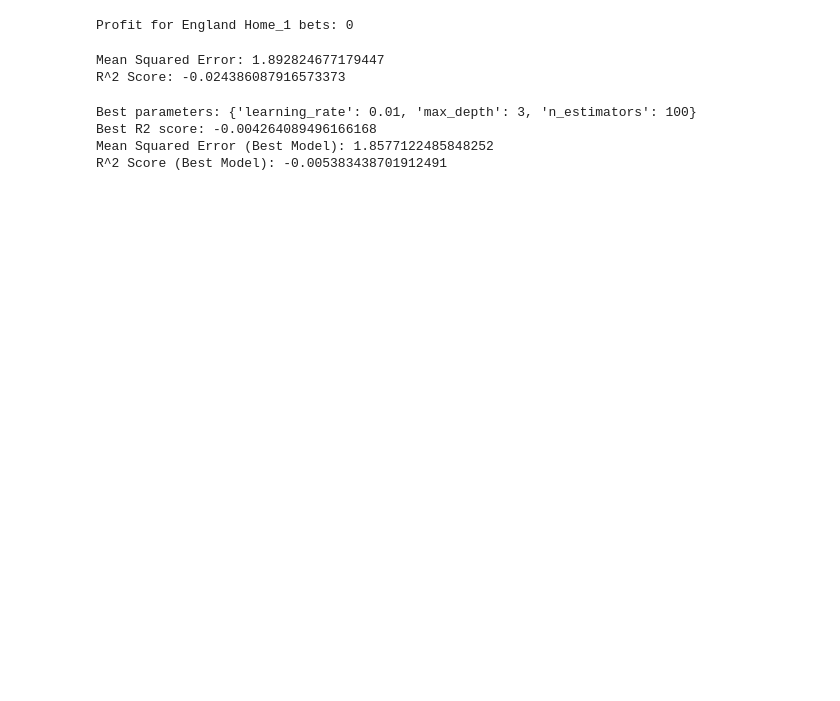
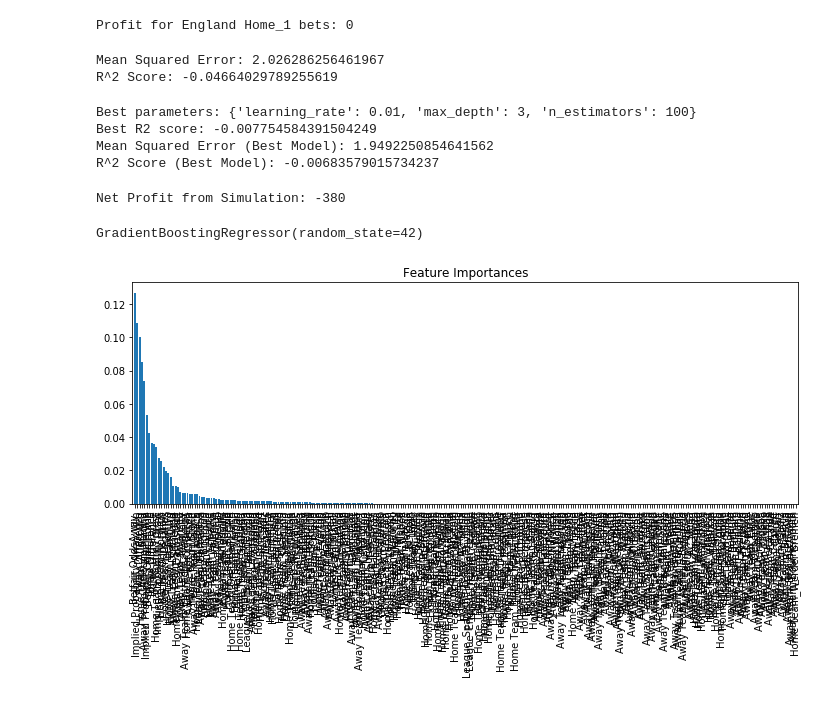
Before and after one commit to MiskaturRahman/analysis-Project, a Jupyter notebook: bet_project.ipynb, the cells around one changed output. Drawn from its saved outputs; the diff is of its cells as text; code cells hidden in the pictures; blank space fills up the shorter version.

```diff
--- a/bet_project.ipynb
+++ b/bet_project.ipynb
@@ -782,16 +815,0 @@ plt.show()
-# %%
-# Check for NaN values and fill them
-for feature in important_features:
-    if df[feature].isnull().any():
-        df[feature] = df[feature].fillna(df[feature].mean())
-
-# Check for infinite values and replace them
-df.replace([np.inf, -np.inf], np.nan, inplace=True)
-df.dropna(inplace=True)  # Drop rows with NaN values which were infinities
-
-# Check for very large values that could be causing overflow
-for feature in important_features:
-    max_val = np.finfo(np.float32).max
-    if (df[feature] > max_val).any():
-        # Cap the values at the maximum value representable by float32
-        df[feature] = df[feature].clip(upper=max_val)
@@ -1037,8 +933,8 @@ r2 = r2_score(y_test, y_pred)
 print(f"Mean Squared Error: {mse}")
 print(f"R^2 Score: {r2}")
 # %% [output]
-Mean Squared Error: 1.892824677179447
-R^2 Score: -0.024386087916573373
+Mean Squared Error: 2.026286256461967
+R^2 Score: -0.04664029789255619
 # %%
 from sklearn.model_selection import GridSearchCV
 
@@ -1074,6 +970,59 @@ print(f"Mean Squared Error (Best Model): {mse_best}")
 print(f"R^2 Score (Best Model): {r2_best}")
 # %% [output]
 Best parameters: {'learning_rate': 0.01, 'max_depth': 3, 'n_estimators': 100}
-Best R2 score: -0.004264089496166168
-Mean Squared Error (Best Model): 1.8577122485848252
-R^2 Score (Best Model): -0.005383438701912491
+Best R2 score: -0.007754584391504249
+Mean Squared Error (Best Model): 1.9492250854641562
+R^2 Score (Best Model): -0.00683579015734237
+# %%
+def simulate_betting(y_true, y_pred, odds, stake=10, confidence_threshold=0.5):
+    total_bets = 0
+    total_winnings = 0
+
+    # Assume y_pred is the predicted probability of the home team winning
+    for true, pred, odd in zip(y_true, y_pred, odds):
+        if pred >= confidence_threshold:
+            total_bets += stake
+            if true == 1:
+                total_winnings += (stake * odd) - stake
+            else:
+                total_winnings -= stake
+
+    return total_winnings - total_bets  # Net profit
+
+
+odds_test = X_test['Betfair Odds Home']
+
+
+profit = simulate_betting(y_test, y_pred_best, odds_test, stake=10, confidence_threshold=0.5)
+print(f"Net Profit from Simulation: {profit}")
+# %% [output]
+Net Profit from Simulation: -380
+# %%
+# Assuming X_train_scaled and y_train are already defined and preprocessed
+model = GradientBoostingRegressor(random_state=42)
+model.fit(X_train_scaled, y_train)  # Ensure this step is executed
+# %% [output]
+GradientBoostingRegressor(random_state=42)
+# %%
+import matplotlib.pyplot as plt
+import numpy as np
+
+# Accessing feature importances only after the model is fitted
+feature_importances = model.feature_importances_
+indices = np.argsort(feature_importances)[::-1]
+
+# Ensure the correct features names are used
+# This assumes 'features' variable correctly references the names of the features used for training
+feature_names = np.array(features)  # Assuming 'features' is a list of your feature names
+
+plt.figure(figsize=(10, 6))
+plt.title("Feature Importances")
+plt.bar(range(X_train_scaled.shape[1]), feature_importances[indices], align="center")
+
+# Use 'feature_names' to get the actual feature names for the x-ticks labels
+plt.xticks(range(X_train_scaled.shape[1]), feature_names[indices], rotation=90)
+plt.xlim([-1, X_train_scaled.shape[1]])
+plt.tight_layout()  # Adjust layout to make room for the rotated x-tick labels
+plt.show()
+# %% [output]
+[figure, added]
```
Also changed, not shown: parts of 16 cells of this notebook, 4 other files.
